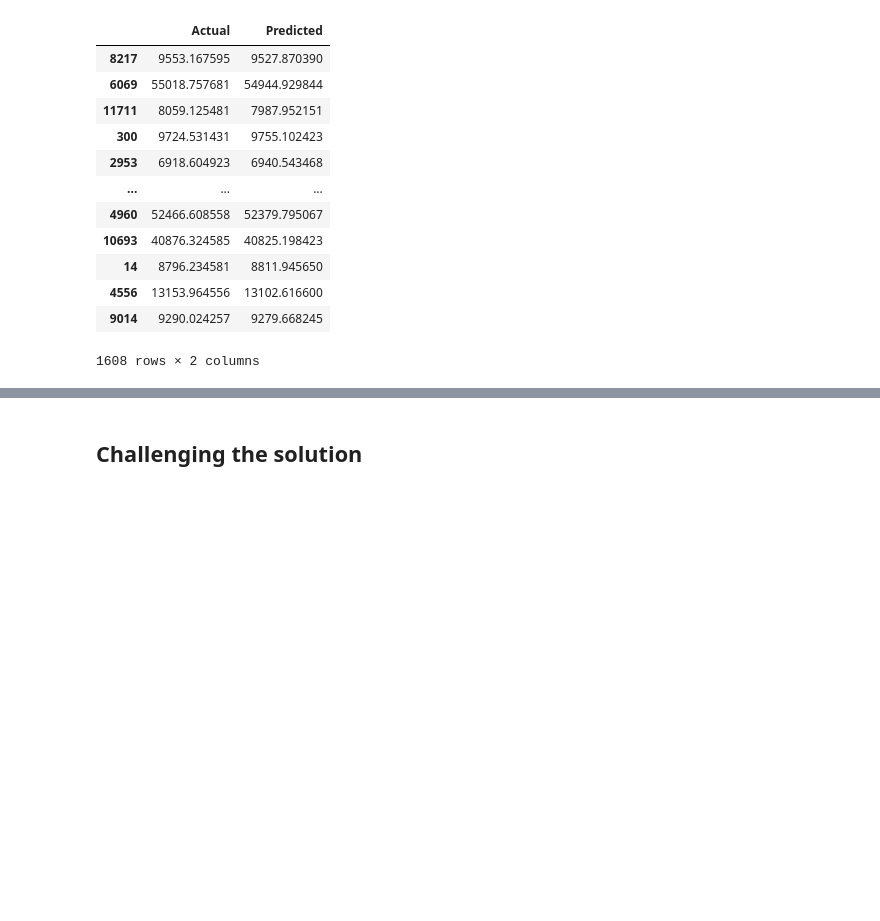
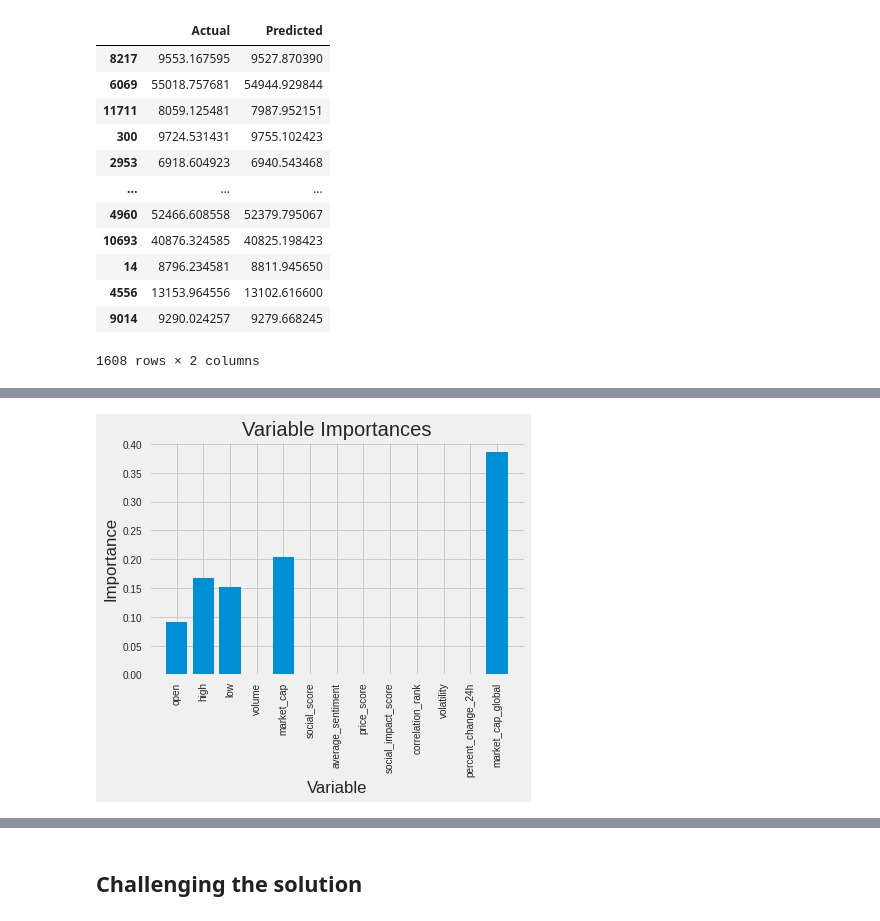
Before and after one commit to MarkNgendo/Cryptocurrency-Price-Prediction, a Jupyter notebook: Cryptocurrency_Price_Prediction.ipynb, the cells around one changed output, grey strips where cells are left out. Saved outputs shown, nothing was run; the diff lists cells and outputs as text; code cells hidden in the pictures; blank space fills up the shorter version.

Commit message:
Added random forest and xgboost

```diff
--- a/Cryptocurrency_Price_Prediction.ipynb
+++ b/Cryptocurrency_Price_Prediction.ipynb
@@ -746,0 +756,16 @@ Root Mean Squared Error: 56.52958640044706
+# %%
+# Feature and label seperation
+X = df.drop(['id','close'], axis=1)
+y = df['close']
+
+
+# Splitting the data into test and train
+
+X_train, X_test, y_train, y_test = train_test_split(X, y, test_size=0.2, random_state=0)
+# %%
+# Instantiate model with 1000 decision trees
+rf_mod  =  RandomForestRegressor(n_estimators = 1000, random_state=42)
+
+# Train the model
+
+rf_mod  =  rf_mod.fit(X_train, y_train)
@@ -746,0 +792,12 @@ Root Mean Squared Error: 56.52958640044706
+# %%
+# Get numerical feature importances
+importances = list(rf_mod.feature_importances_)
+
+# List of tuples with variable and importance
+feature_importances = [(feature, round(importance, 3)) for feature, importance in zip(X, importances)]
+
+# Sort the feature importances by most important first
+feature_importances = sorted(feature_importances, key = lambda x: x[1], reverse = True)
+
+# Print out the feature and importances
+[print('Variable: {:20} Importance: {}'.format(*pair)) for pair in feature_importances];
@@ -746,0 +818,19 @@ Root Mean Squared Error: 56.52958640044706
+# %%
+# Set the style
+plt.style.use('fivethirtyeight')
+
+# list of x locations for plotting
+x_values = list(range(len(importances)))
+
+# Make a bar chart
+plt.bar(x_values, importances, orientation = 'vertical')
+
+# Tick labels for x axis
+plt.xticks(x_values, X, rotation='vertical')
+
+# Axis labels and title
+plt.ylabel('Importance')
+plt.xlabel('Variable')
+plt.title('Variable Importances');
+# %% [output]
+[figure, added]
```
Also changed, not shown: parts of 17 cells of this notebook.
